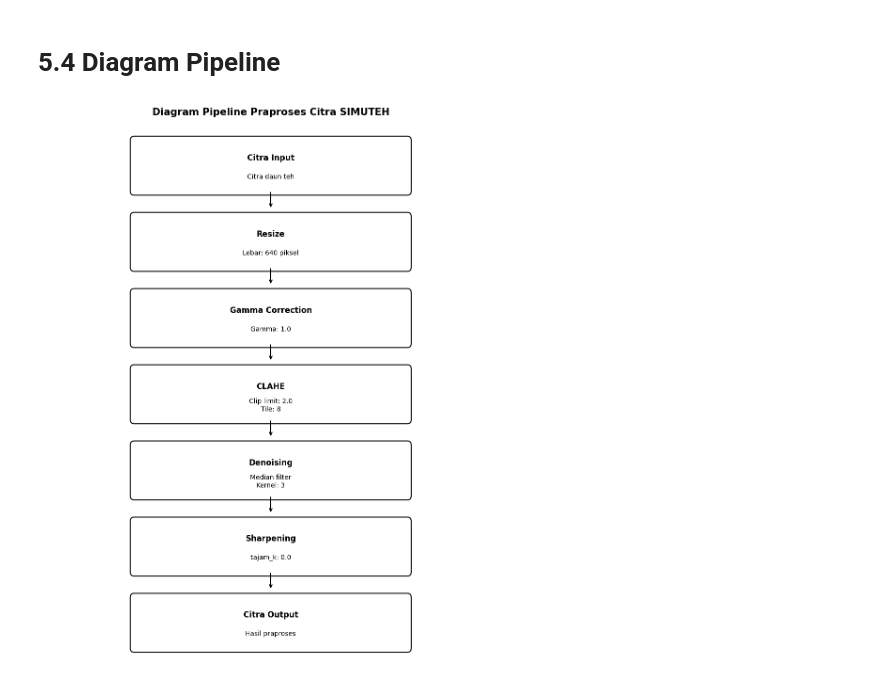
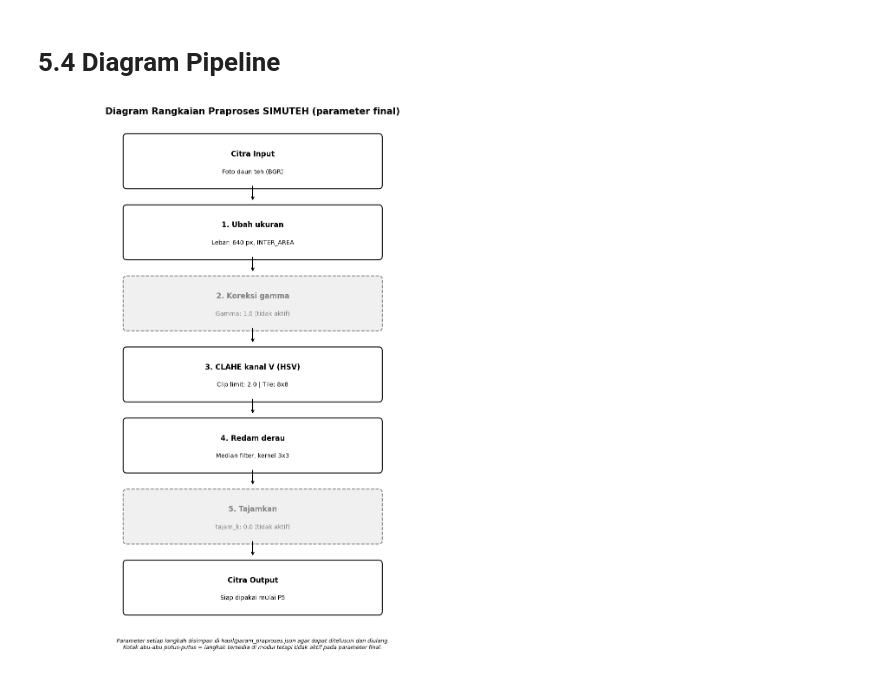
Before and after one commit to MuhammadImamFaisal/simuteh-2330511016, a Jupyter notebook: notebook/B5_praproses.ipynb, the cells around one changed output. Drawn from its saved outputs; the diff is of its cells as text; code cells hidden in the pictures.

Commit message:
B5: panel bercak palsu, Tabel 13 berbasis bukti, diagram parameter final

```diff
--- a/notebook/B5_praproses.ipynb
+++ b/notebook/B5_praproses.ipynb
@@ -258,68 +299,70 @@ tabel13.to_csv(
 # 5.4 Diagram Pipeline
 # %%
 # B5.4 - Diagram Pipeline Praproses SIMUTEH
-
 from matplotlib.patches import FancyBboxPatch
 
+# (judul, detail, aktif?)
 tahapan = [
-    ("Citra Input", "Citra daun teh"),
-    ("Resize", "Lebar: 640 piksel"),
-    ("Gamma Correction", "Gamma: 1.0"),
-    ("CLAHE", "Clip limit: 2.0\nTile: 8"),
-    ("Denoising", "Median filter\nKernel: 3"),
-    ("Sharpening", "tajam_k: 0.0"),
-    ("Citra Output", "Hasil praproses")
+    ("Citra Input", "Foto daun teh (BGR)", True),
+    ("1. Ubah ukuran", "Lebar: 640 px, INTER_AREA", True),
+    ("2. Koreksi gamma", "Gamma: 1.0 (tidak aktif)", False),
+    ("3. CLAHE kanal V (HSV)", "Clip limit: 2.0 | Tile: 8x8", True),
+    ("4. Redam derau", "Median filter, kernel 3x3", True),
+    ("5. Tajamkan", "tajam_k: 0.0 (tidak aktif)", False),
+    ("Citra Output", "Siap dipakai mulai P5", True),
 ]
 
-fig, ax = plt.subplots(figsize=(10, 12))
+fig, ax = plt.subplots(figsize=(10, 13))
 ax.set_xlim(0, 10)
-ax.set_ylim(0, len(tahapan) * 1.5)
+ax.set_ylim(-0.8, len(tahapan) * 1.5)
 ax.axis("off")
 
-for i, (judul, detail) in enumerate(tahapan):
+for i, (judul, detail, aktif) in enumerate(tahapan):
     y = len(tahapan) * 1.5 - (i + 1) * 1.5 + 0.2
 
     kotak = FancyBboxPatch(
         (2, y), 6, 1.0,
         boxstyle="round,pad=0.08",
-        edgecolor="black",
-        facecolor="white",
-        linewidth=1.5
+        edgecolor="black" if aktif else "gray",
+        facecolor="white" if aktif else "#f0f0f0",
+        linewidth=1.5,
+        linestyle="-" if aktif else "--"
     )
     ax.add_patch(kotak)
 
-    ax.text(
-        5, y + 0.65, judul,
-        ha="center", va="center",
-        fontsize=12, fontweight="bold"
-    )
-    ax.text(
-        5, y + 0.28, detail,
-        ha="center", va="center",
-        fontsize=10
-    )
+    warna_teks = "black" if aktif else "gray"
+    ax.text(5, y + 0.65, judul, ha="center", va="center",
+            fontsize=12, fontweight="bold", color=warna_teks)
+    ax.text(5, y + 0.28, detail, ha="center", va="center",
+            fontsize=10, color=warna_teks)
 
     if i < len(tahapan) - 1:
         ax.annotate(
             "",
             xy=(5, y - 0.35),
             xytext=(5, y),
             arrowprops=dict(arrowstyle="->", linewidth=1.5)
         )
 
+ax.text(5, -0.5,
+        "Parameter setiap langkah disimpan di hasil/param_praproses.json "
+        "agar dapat ditelusuri dan diulang.\nKotak abu-abu putus-putus = langkah tersedia di modul "
+        "tetapi tidak aktif pada parameter final.",
+        ha="center", va="center", fontsize=9, style="italic")
+
 ax.set_title(
-    "Diagram Pipeline Praproses Citra SIMUTEH",
+    "Diagram Rangkaian Praproses SIMUTEH (parameter final)",
     fontsize=15,
     fontweight="bold",
     pad=15
 )
 
 plt.tight_layout()
 plt.savefig(
     os.path.join(HASIL_DIR, "b5_diagram_pipeline.png"),
     dpi=300,
     bbox_inches="tight"
 )
 plt.show()
 # %% [output]
-[figure, old version]
+[figure, new version]
```
Also changed, not shown: parts of 5 cells of this notebook, 6 other files.
